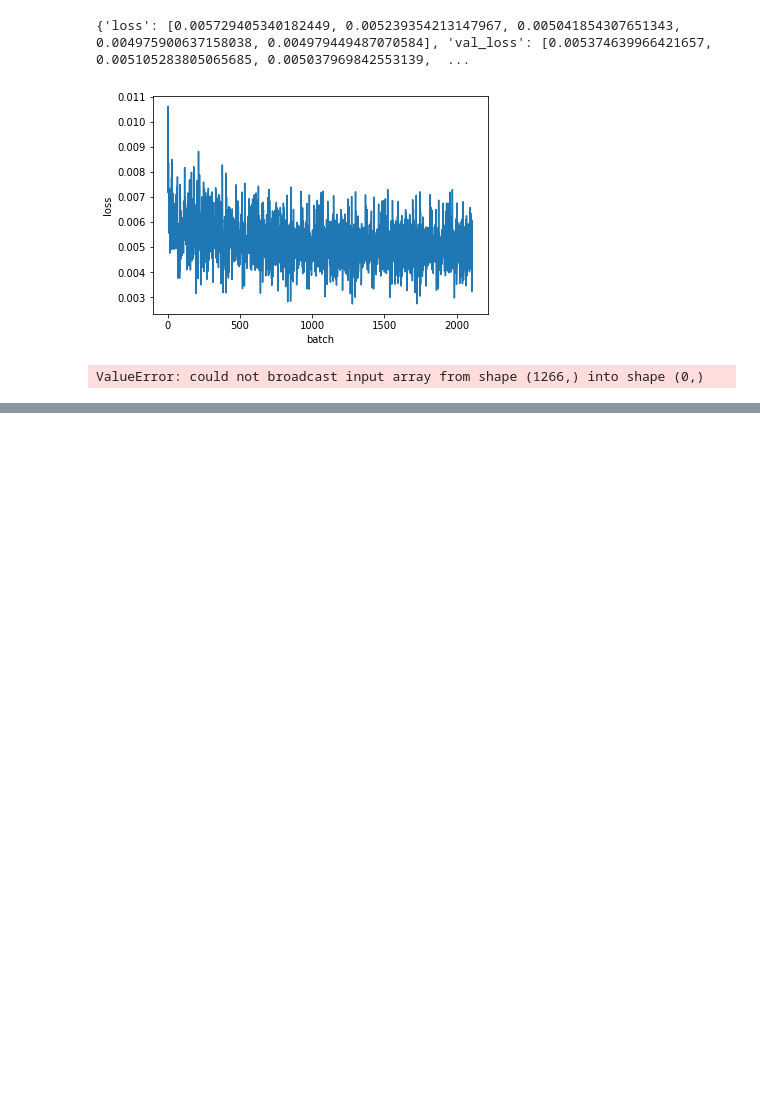
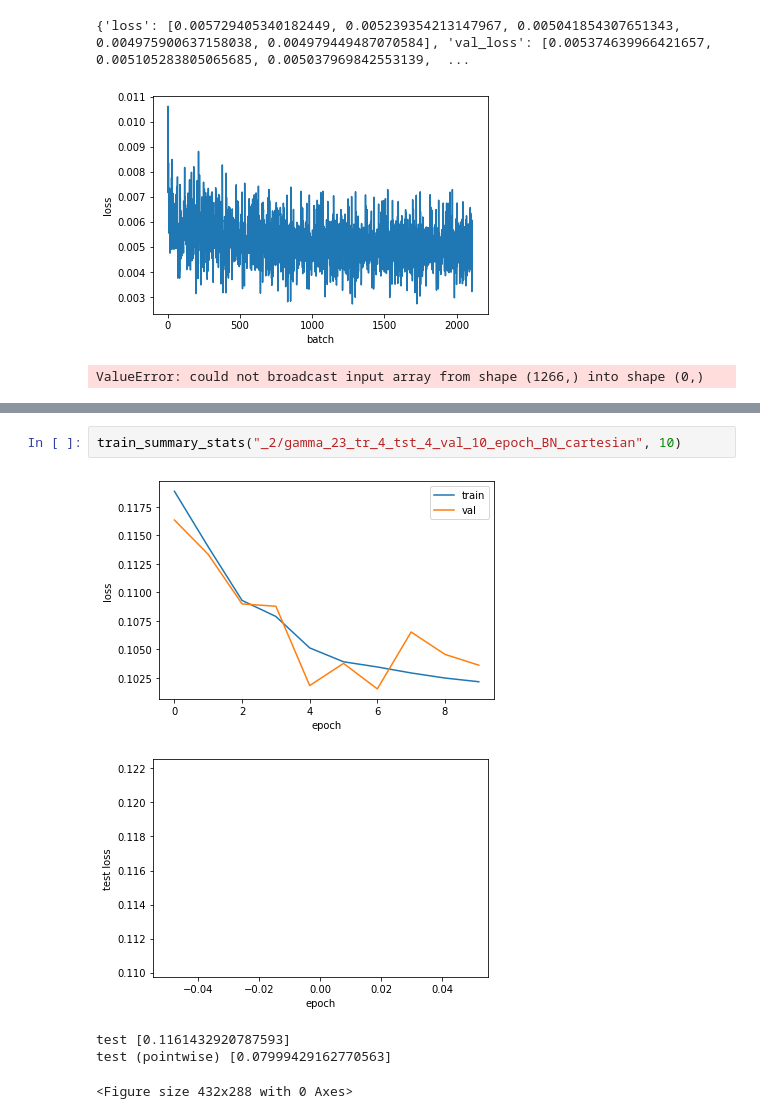
Before and after one commit to markojovo/JetPointNet, a Jupyter notebook: nbs/training_analysis.ipynb, the cells around one changed output, grey strips where cells are left out. Cells and saved outputs as stored; diff of their text form; blank space fills up the shorter version.

```diff
--- a/nbs/analysis.ipynb
+++ b/nbs/training_analysis.ipynb
@@ -528,0 +764,8 @@ ValueError: could not broadcast input array from shape (1266,) into shape (0,)
+# %%
+train_summary_stats("_2/gamma_23_tr_4_tst_4_val_10_epoch_BN_cartesian", 10)
+# %% [output]
+[figure, added]
+[figure, added]
+test [0.1161432920787593]
+test (pointwise) [0.07999429162770563]
+<Figure size 432x288 with 0 Axes>
```
Also changed, not shown: parts of 32 cells of this notebook, 8 other files.
